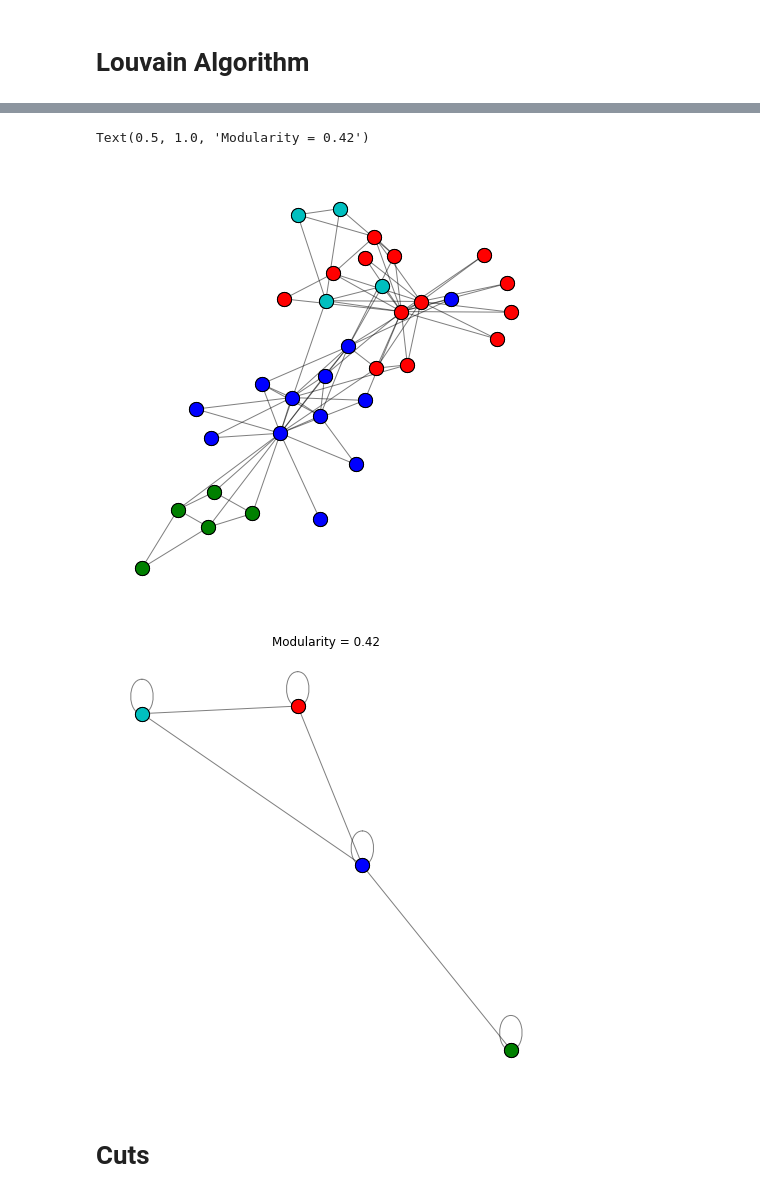
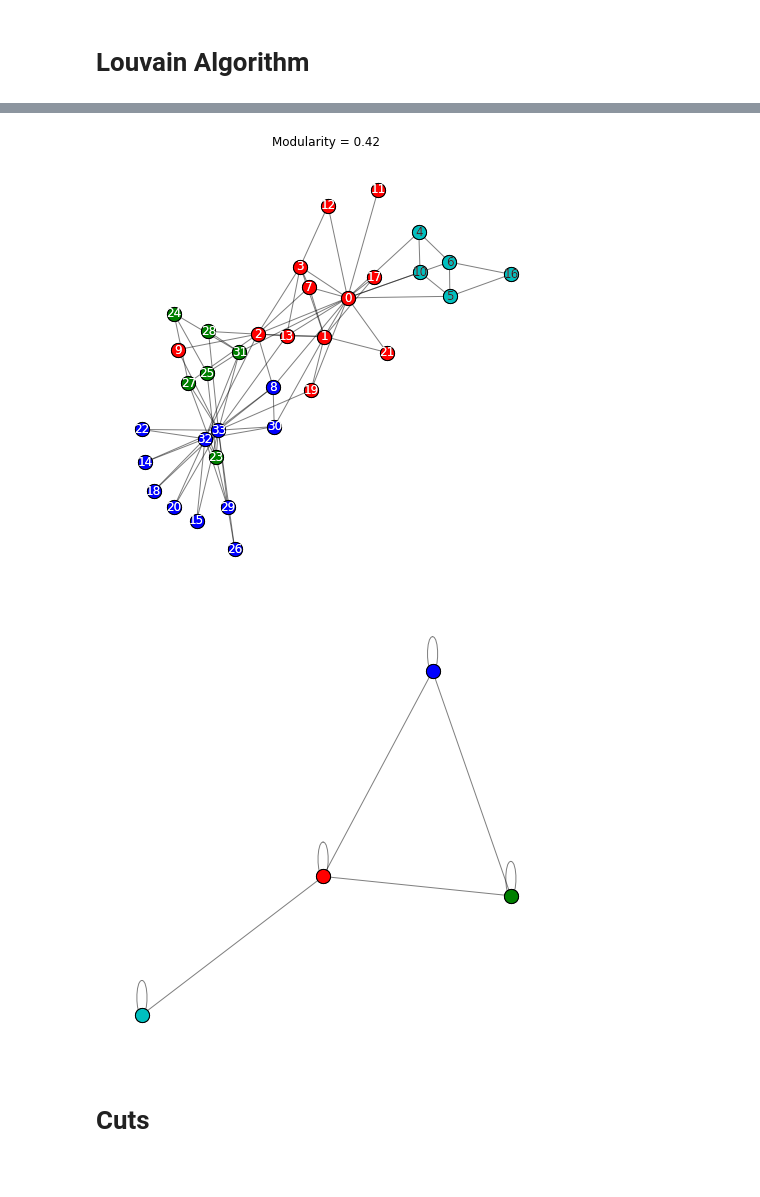
Before and after one commit to joseph-c-mcguire/Math-of-data-science, a Jupyter notebook: MATH_476_Graph_Generation.ipynb, the cells around one changed output, grey strips where cells are left out. Cells and saved outputs as stored; diff of their text form; code cells hidden in the pictures.

```diff
--- a/MATH_476_Graph_Generation.ipynb
+++ b/MATH_476_Graph_Generation.ipynb
@@ -368,19 +350,19 @@ def louvain(
 # %%
 from cdlib import algorithms,viz
 import community.community_louvain as community_louvain
 import matplotlib.pyplot as plt
 import networkx as nx
 G = nx.karate_club_graph()
 coms = louvain(G,resolution = 1)
-viz.plot_network_clusters(G,coms)
-viz.plot_community_graph(G,coms)
+viz.plot_network_clusters(G,coms, plot_labels = True)
+plt.title('Modularity = ' + str( round(coms.newman_girvan_modularity().score,2)))
 
-plt.title('Modularity = ' + str(
-round(coms.newman_girvan_modularity().score,2)))
+plt.savefig('karate_com.png', Format = 'PNG')
+viz.plot_community_graph(G, coms)
+plt.savefig('karate_com_2.png', Format = 'PNG')
 # %% [output]
-Text(0.5, 1.0, 'Modularity = 0.42')
-[figure, old version]
+[figure, new version]
-[figure, old version]
+[figure, new version]
 # %% [markdown]
 # Cuts
 # %%
```
Also changed, not shown: parts of 11 cells of this notebook.
